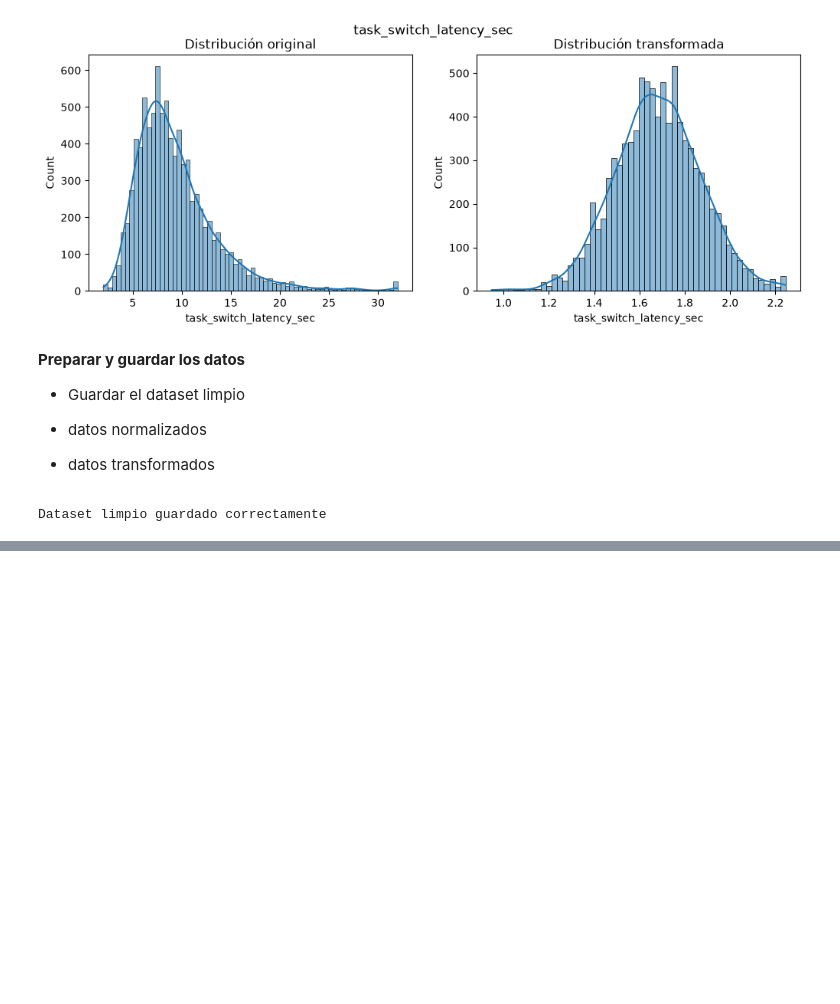
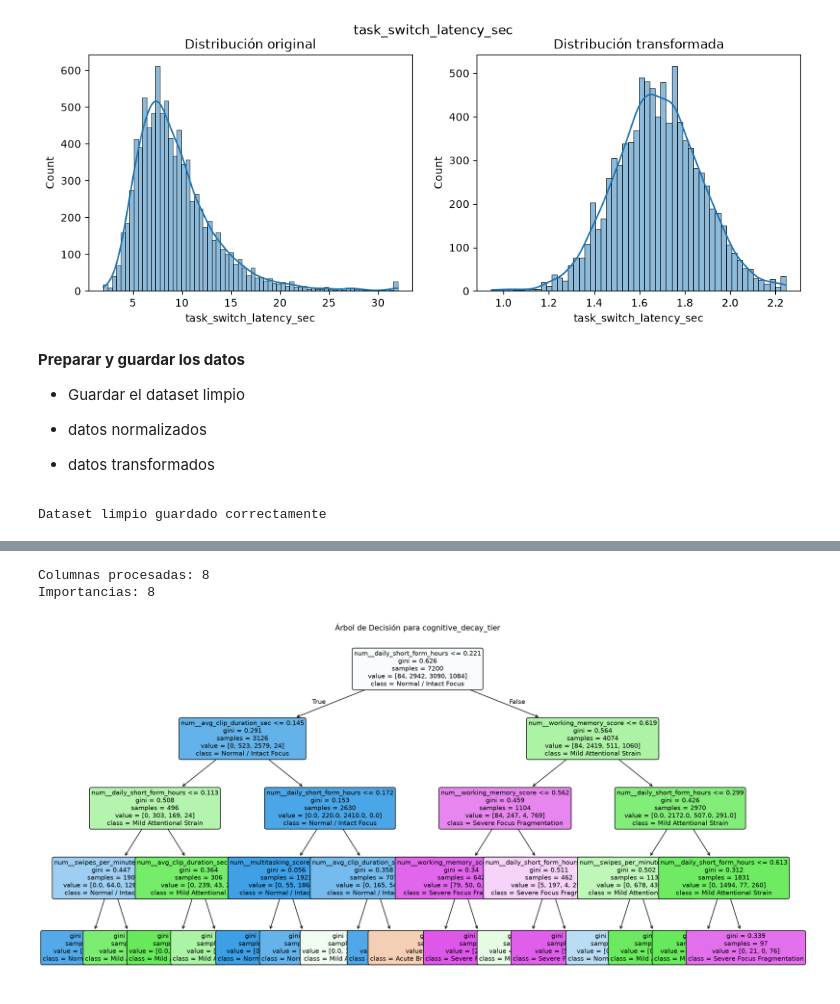
Before and after one commit to SRXKaiser/ADD_PROYECTO_FINAL, a Jupyter notebook: Final.ipynb, the cells around one changed output, grey strips where cells are left out. Drawn from its saved outputs; the diff is of its cells as text; code cells hidden in the pictures; blank space fills up the shorter version.

Commit message:
Arbol de desiones y random forest

```diff
--- a/Final.ipynb
+++ b/Final.ipynb
@@ -750,0 +797,11 @@ df_yeo.to_csv(
+# %%
+y=brainrot_df['cognitive_decay_tier'] # <- como variable oobjetivo
+
+X=brainrot_df.drop(['age','sustained_attention_span_sec', 'gender','cognitive_decay_tier', 'participant_id', 'task_switch_latency_sec','bedtime_scroll_min'
+, 'attention_retention_pct','scroll_sessions_day', 'dopamine_burnout_index','total_screen_time_hours', 'total_sleep_hours', 'brain_fog_score'], axis=1)
+
+X_train, X_test, y_train, y_test = train_test_split(X, y, test_size=0.2, stratify=y, random_state=42)
+print(X_train.shape, X_test.shape)
+
+print("características para clasificar:", list(X.columns))
+print("distribución de clases de entrenamiento:\n", y_train.value_counts())
@@ -750,0 +818,11 @@ df_yeo.to_csv(
+# %%
+#Pipeline
+#PARA VARIABLES NUMERICAS
+num_pipeline = make_pipeline(SimpleImputer(strategy='median'), MinMaxScaler())
+#PARA VARIABLES CATEGORICAS
+cat_pipeline = make_pipeline(SimpleImputer(strategy='most_frequent'), OneHotEncoder(drop='first', handle_unknown='ignore', sparse_output=False))
+
+#UNE PREPROCESAMIENTOS
+preprocessing_class = ColumnTransformer([
+    ('num', num_pipeline, make_column_selector(dtype_include=np.number)), #detecta TODAS columnas numericas                                                                                                                                                                                                                                                                                                                                                                                                                                                                                                                                                     , make_column_selector(dtype_include=np.number)),
+    ('cat', cat_pipeline, make_column_selector(dtype_include=object))])   #detecta TODAS columnas categoricas
@@ -750,0 +879,24 @@ df_yeo.to_csv(
+# %%
+arbol = dt_classifier.named_steps['decisiontreeclassifier']
+columnas_procesadas = dt_classifier.named_steps['columntransformer'].get_feature_names_out()
+
+print("Columnas procesadas:", len(columnas_procesadas))
+print("Importancias:", len(arbol.feature_importances_))
+# %% [output]
+Columnas procesadas: 8
+Importancias: 8
+# %%
+# obtención del árbol de decisión entrenado
+plt.figure(figsize=(20, 10), dpi=150)
+plot_tree(
+    arbol,
+    feature_names=columnas_procesadas,
+    class_names=dt_classifier.classes_,
+    filled=True,
+    rounded=True,
+    fontsize=10
+)
+plt.title("Árbol de Decisión para cognitive_decay_tier")
+plt.show()
+# %% [output]
+[figure, added]
```
Also changed, not shown: parts of 18 cells of this notebook, 1 other file.
